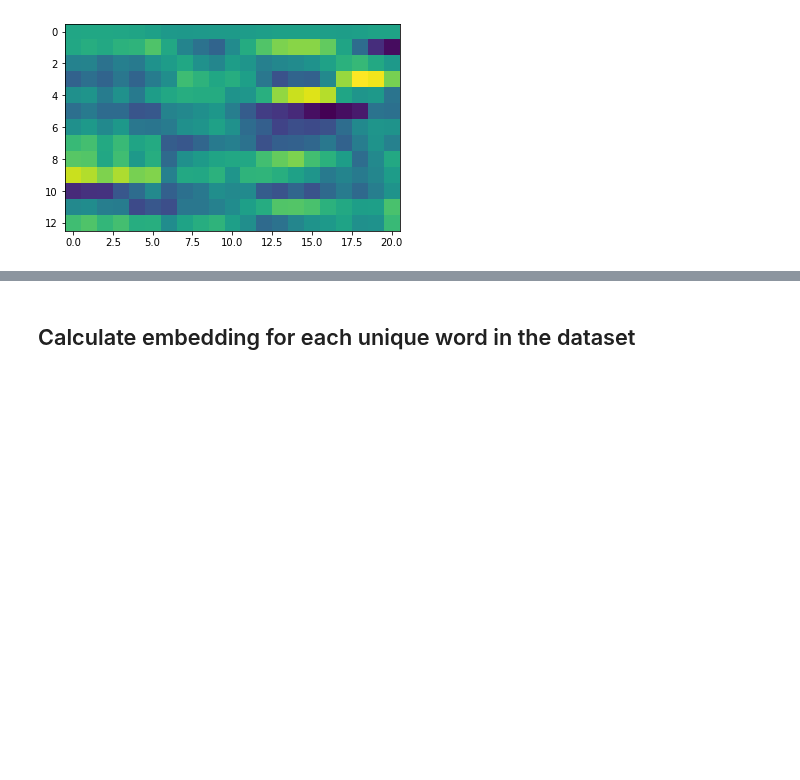
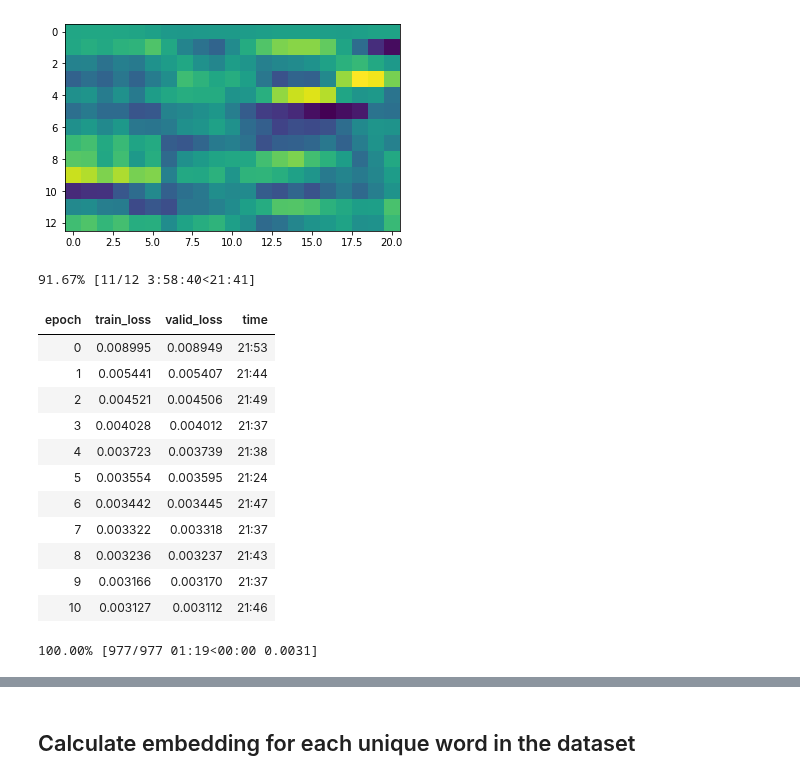
Before and after one commit to earthspecies/audio-embeddings, a Jupyter notebook: 05_optimized_pipeline_100%_teacher_forcing_balancing_of_epochs_attention.ipynb, the cells around one changed output, grey strips where cells are left out. Cells and saved outputs as stored; diff of their text form; code cells hidden in the pictures; blank space fills up the shorter version.

```diff
--- a/05_optimized_pipeline_100%_teacher_forcing_balancing_of_epochs_attention.ipynb
+++ b/05_optimized_pipeline_100%_teacher_forcing_balancing_of_epochs_attention.ipynb
@@ -189,6 +237,23 @@ class Model(Module):
 #     return mse_loss(preds, targs[:, 1:, :])
 
 learn = Learner(dls.cuda(), Model().cuda(), loss_func=MSELoss(), lr=1e-3, opt_func=Adam)
+# %%
+learn.fit(12, cbs=SaveModelCallback(fname='1e-3_Adam_tf', every_epoch=True), lr=1e-3)
+# %% [output]
+91.67% [11/12 3:58:40<21:41]
+| epoch | train_loss | valid_loss | time |
+| 0 | 0.008995 | 0.008949 | 21:53 |
+| 1 | 0.005441 | 0.005407 | 21:44 |
+| 2 | 0.004521 | 0.004506 | 21:49 |
+| 3 | 0.004028 | 0.004012 | 21:37 |
+| 4 | 0.003723 | 0.003739 | 21:38 |
+| 5 | 0.003554 | 0.003595 | 21:24 |
+| 6 | 0.003442 | 0.003445 | 21:47 |
+| 7 | 0.003322 | 0.003318 | 21:37 |
+| 8 | 0.003236 | 0.003237 | 21:43 |
+| 9 | 0.003166 | 0.003170 | 21:37 |
+| 10 | 0.003127 | 0.003112 | 21:46 |
+100.00% [977/977 01:19<00:00 0.0031]
 # %%
 learn.fit(12, cbs=SaveModelCallback(fname='1e-3_Adam_tf', every_epoch=True), lr=1e-3)
 # %% [output]
```
Also changed, not shown: parts of 19 cells of this notebook.
